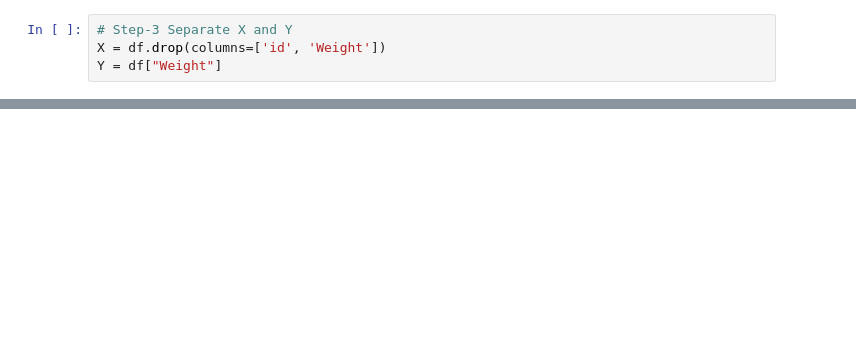
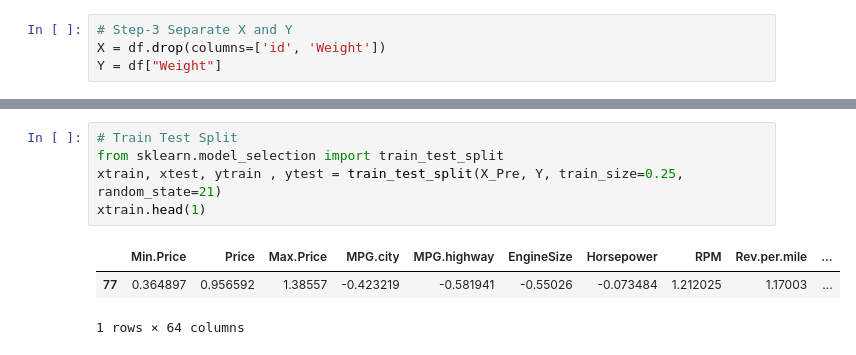
Before and after one commit to deanesh/ML-Wakad-Weekdays-5-7-pm-11th-Dec, a Jupyter notebook: 03_Manual_Preprocessing/Manual-Preprocessing-Practice.ipynb, the cells around one changed output, grey strips where cells are left out. Drawn from its saved outputs; the diff is of its cells as text; blank space fills up the shorter version.

```diff
--- a/03_Manual_Preprocessing/Manual-Preprocessing-Practice.ipynb
+++ b/03_Manual_Preprocessing/Manual-Preprocessing-Practice.ipynb
@@ -87,0 +116,9 @@ Y = df["Weight"]
+# %%
+# Train Test Split
+from sklearn.model_selection import train_test_split
+xtrain, xtest, ytrain , ytest = train_test_split(X_Pre, Y, train_size=0.25, random_state=21)
+xtrain.head(1)
+# %% [output]
+|  | Min.Price | Price | Max.Price | MPG.city | MPG.highway | EngineSize | Horsepower | RPM | Rev.per.mile | ... |
+| 77 | 0.364897 | 0.956592 | 1.38557 | -0.423219 | -0.581941 | -0.55026 | -0.073484 | 1.212025 | 1.17003 | ... |
+1 rows × 64 columns
```
Also changed, not shown: parts of 18 cells of this notebook.
